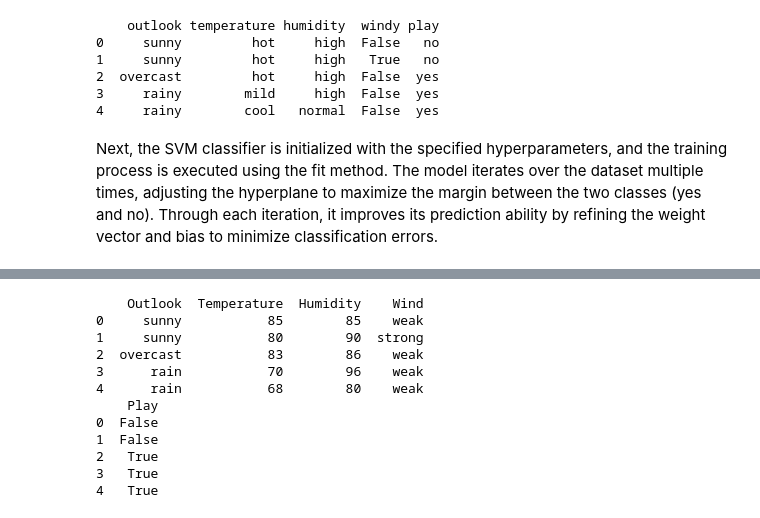
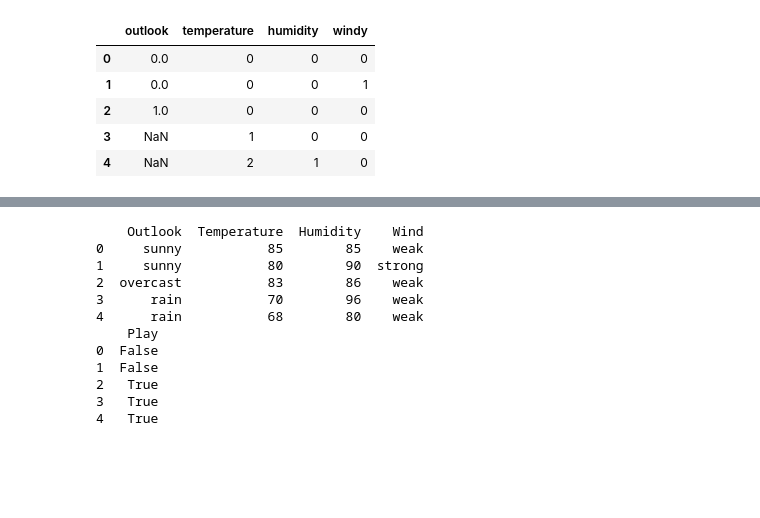
Before and after one commit to jcazaresd/ICD2024, a Jupyter notebook: CLASES/ICD15JCD.ipynb, the cells around one changed output, grey strips where cells are left out. Saved outputs shown, nothing was run; the diff lists cells and outputs as text; code cells hidden in the pictures; blank space fills up the shorter version.

```diff
--- a/CLASES/ICD15JCD.ipynb
+++ b/CLASES/ICD15JCD.ipynb
@@ -80,27 +91,24 @@ After the preprocessing is complete, the dataset is split into features and labe
 # %%
 # Load the dataset (assumed to be uploaded or present in the local system)
 data = pd.read_csv('weather.nominal - weather.nominal.csv')
-print(data.head())
+data.head()
 
 # Convert categorical variables into numerical values for KNN
-data['outlook'] = data['outlook'].map({'sunny': 0, 'overcast': 1, 'rainy': 2})
+data['outlook'] = data['outlook'].map({'sunny': 0, 'overcast': 1, 'rain': 2})
 data['temperature'] = data['temperature'].map({'hot': 0, 'mild': 1, 'cool': 2})
 data['humidity'] = data['humidity'].map({'high': 0, 'normal': 1})
 data['windy'] = data['windy'].astype(int)
-data['play'] = data['play'].map({'no': -1, 'yes': 1})
 
 # Define X (features) and y (labels)
-X = data.drop(columns='play').values  # Features
-y = data['play'].values  # Labels
+X = data.drop(columns='play')
+y = data['play'].map({'no': 0, 'yes': 1})
 
 # Show the first transformed data
-#print(X)
+X.head()
 # %% [output]
-    outlook temperature humidity  windy play
-0     sunny         hot     high  False   no
-1     sunny         hot     high   True   no
-2  overcast         hot     high  False  yes
-3     rainy        mild     high  False  yes
-4     rainy        cool   normal  False  yes
+|  | outlook | temperature | humidity | windy |
+| 0 | 0.0 | 0 | 0 | 0 |
+| 1 | 0.0 | 0 | 0 | 1 |
+| 2 | 1.0 | 0 | 0 | 0 |
+| 3 | NaN | 1 | 0 | 0 |
+| 4 | NaN | 2 | 1 | 0 |
-# %% [markdown]
-Next, the SVM classifier is initialized with the specified hyperparameters, and the training process is executed using the fit method. The model iterates over the dataset multiple times, adjusting the hyperplane to maximize the margin between the two classes (yes and no). Through each iteration, it improves its prediction ability by refining the weight vector and bias to minimize classification errors.
```
Also changed, not shown: parts of 30 cells of this notebook, 2 other files.
